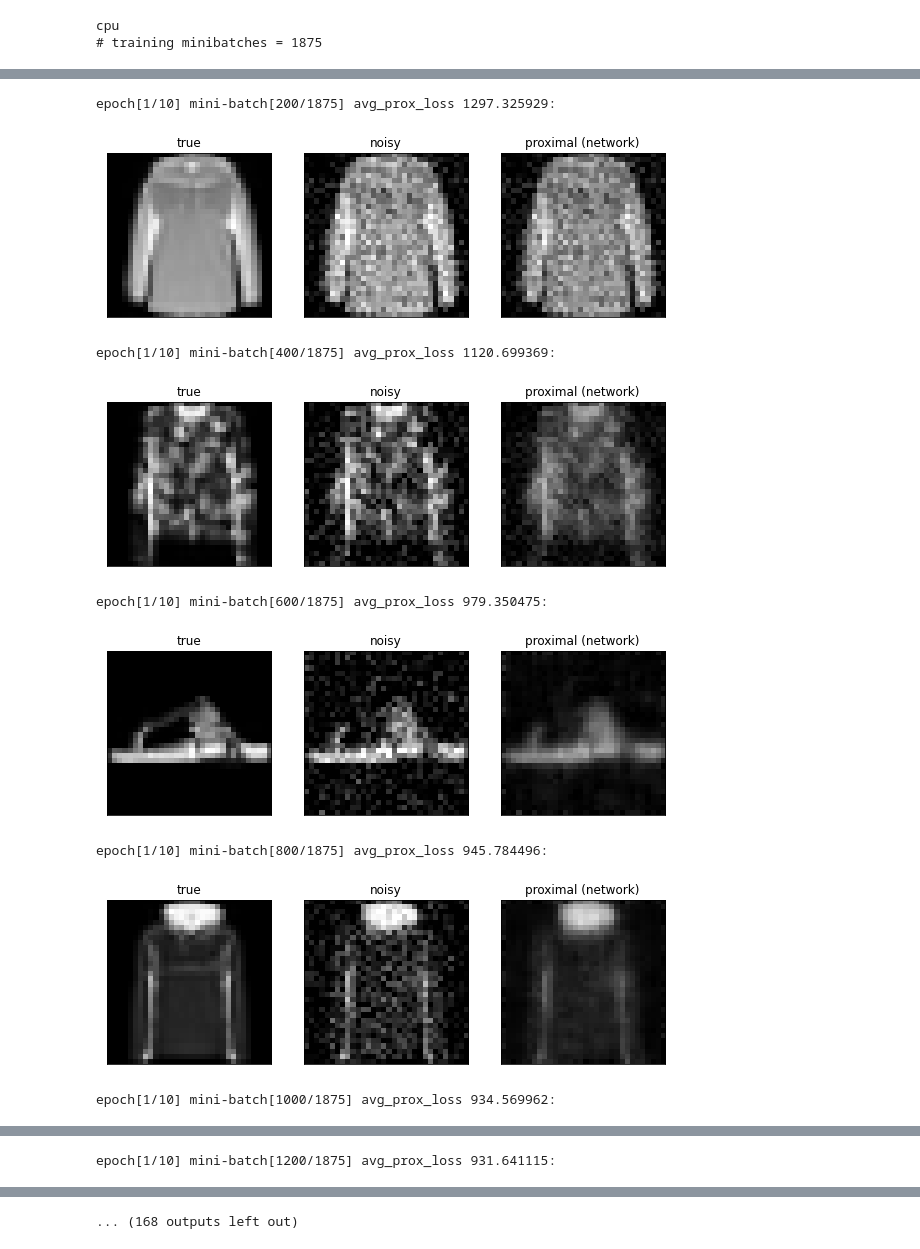
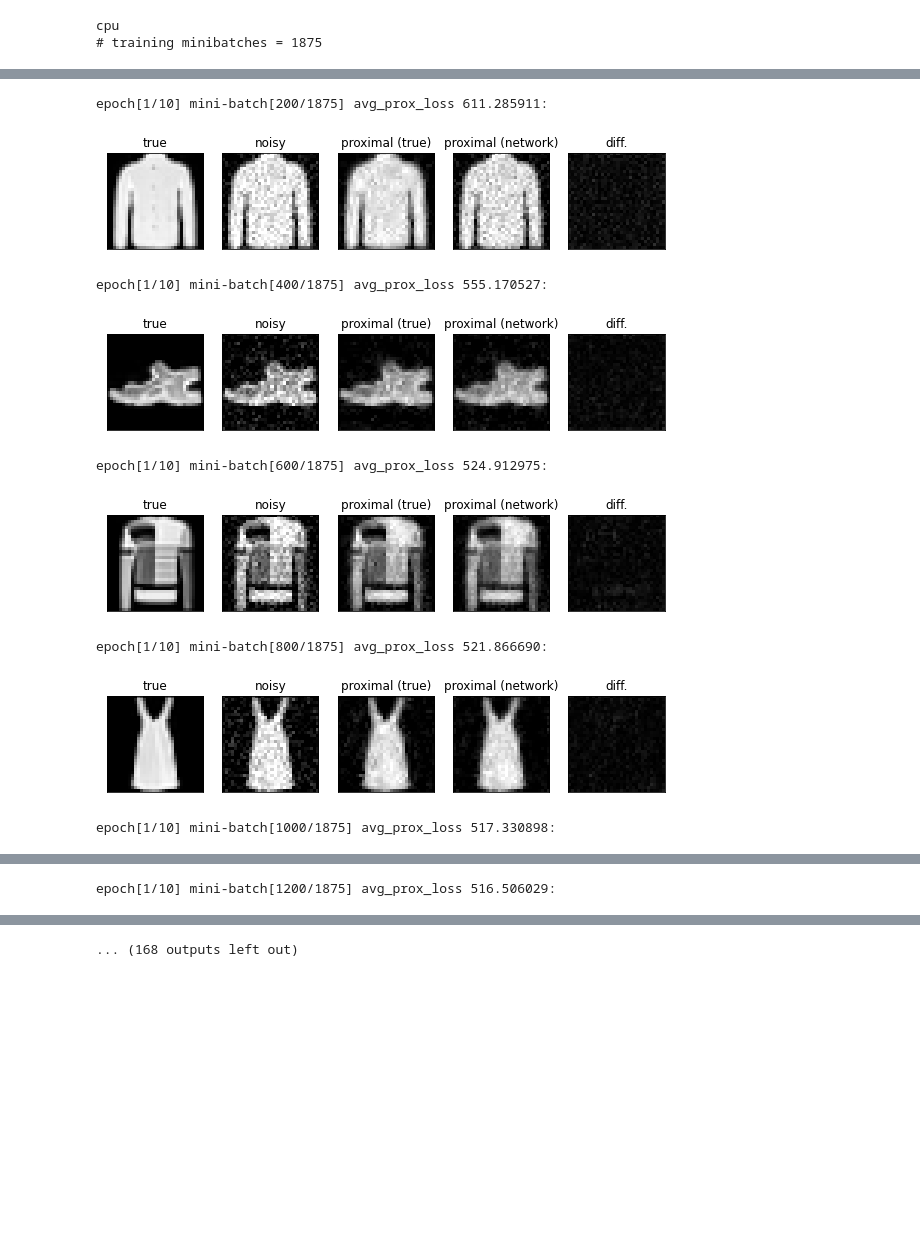
Before and after one commit to wdiepeveen/Learned-Convex-Prior-Sampling, a Jupyter notebook: notebooks/learn_wavelet_proximal_on_mnist.ipynb, the cells around one changed output, grey strips where cells are left out. Saved outputs shown, nothing was run; the diff lists cells and outputs as text; code cells hidden in the pictures; blank space fills up the shorter version.

Commit message:
wavelet myula

```diff
--- a/notebooks/learn_wavelet_proximal_on_mnist.ipynb
+++ b/notebooks/learn_wavelet_proximal_on_mnist.ipynb
@@ -129,8 +116,7 @@ net = unrolled_gradient_model().to(device)
 # %%
 from pytorch_wavelets import DWTForward
 def wavelet_l1_penalty(network_output):
-    J = 4
-    xfm = DWTForward(J=J).to(device)  # We can use up to two since we can only divide 28 nicely through 4 (=2x2)
+    xfm = DWTForward(J=2, wave='db4', mode='zero').to(device)  # We can use up to level J=2 for bd4 wavelets
     Yl, Yh = xfm(network_output)
     penalty = torch.sum(torch.abs(Yl))
     for i in range(J):
@@ -168,56 +154,56 @@ for epoch in np.arange(n_epochs):
             avg_prox_loss = total_prox_loss/num_minibatches
 
             print("epoch[{}/{}] mini-batch[{}/{}] avg_prox_loss {:.6f}:"\
                   .format(epoch+1, n_epochs, idx+1, len(train_loader), avg_prox_loss))
             total_prox_loss = 0.0
 
             #see true, noisy, and denoised for one image in the batch
             x_true_im = x_true[0,:,:].cpu().detach().numpy().squeeze()
             x_noisy_im = x_noisy[0,:,:].cpu().detach().numpy().squeeze()
-            x_soft_shrink_im = x_soft_shrink[0,:,:].cpu().detach().numpy().squeeze()
+            x_dwt_prox_im = prox_l1_dwt(lambda_reg, x_noisy_im,level=2)
 
-            plt.subplot(131)
+            plt.subplot(151)
             vmin, vmax = x_true_im.min(), x_true_im.max()
             plt.imshow(x_true_im,cmap='gray',vmin=vmin, vmax=vmax)
             plt.xticks([])
             plt.yticks([])
             plt.title('true')
 
-            plt.subplot(132)
+            plt.subplot(152)
             plt.imshow(x_noisy_im,cmap='gray',vmin=vmin, vmax=vmax)
             plt.xticks([])
             plt.yticks([])
             plt.title('noisy')
 
-#             plt.subplot(153)
-#             plt.imshow(x_soft_shrink_im,cmap='gray',vmin=vmin, vmax=vmax)
-#             plt.xticks([])
-#             plt.yticks([])
-#             plt.title('proximal (true)')
+            plt.subplot(153)
+            plt.imshow(x_dwt_prox_im,cmap='gray',vmin=vmin, vmax=vmax)
+            plt.xticks([])
+            plt.yticks([])
+            plt.title('proximal (true)')
 
-            plt.subplot(133)
-            x_soft_shrink_net_im = network_output[0,:,:].cpu().detach().numpy().squeeze()
-            plt.imshow(x_soft_shrink_net_im,cmap='gray',vmin=vmin, vmax=vmax)
+            plt.subplot(154)
+            x_dwt_prox_net_im = network_output[0,:,:].cpu().detach().numpy().squeeze()
+            plt.imshow(x_dwt_prox_net_im,cmap='gray',vmin=vmin, vmax=vmax)
             plt.xticks([])
             plt.yticks([])
             plt.title('proximal (network)')
 
-#             plt.subplot(144)
-#             diff_image = np.abs(x_soft_shrink_net_im-x_soft_shrink_im)
-#             plt.imshow(diff_image,cmap='gray',vmin=vmin, vmax=vmax)
-#             plt.xticks([])
-#             plt.yticks([])
-#             plt.title('diff.')
+            plt.subplot(155)
+            diff_image = np.abs(x_dwt_prox_net_im - x_dwt_prox_im)
+            plt.imshow(diff_image,cmap='gray',vmin=vmin, vmax=vmax)
+            plt.xticks([])
+            plt.yticks([])
+            plt.title('diff.')
 
             plt.gcf().set_size_inches(10.0, 4.0)
             plt.show()
 # %% [output]
-epoch[1/10] mini-batch[200/1875] avg_prox_loss 1297.325929:
+epoch[1/10] mini-batch[200/1875] avg_prox_loss 611.285911:
-[figure, old version]
+[figure, new version]
-epoch[1/10] mini-batch[400/1875] avg_prox_loss 1120.699369:
+epoch[1/10] mini-batch[400/1875] avg_prox_loss 555.170527:
-[figure, old version]
+[figure, new version]
-epoch[1/10] mini-batch[600/1875] avg_prox_loss 979.350475:
+epoch[1/10] mini-batch[600/1875] avg_prox_loss 524.912975:
-[figure, old version]
+[figure, new version]
-epoch[1/10] mini-batch[800/1875] avg_prox_loss 945.784496:
+epoch[1/10] mini-batch[800/1875] avg_prox_loss 521.866690:
-[figure, old version]
+[figure, new version]
-epoch[1/10] mini-batch[1000/1875] avg_prox_loss 934.569962:
+epoch[1/10] mini-batch[1000/1875] avg_prox_loss 517.330898:
@@ -225 +211 @@ epoch[1/10] mini-batch[1000/1875] avg_prox_loss 934.569962:
-epoch[1/10] mini-batch[1200/1875] avg_prox_loss 931.641115:
+epoch[1/10] mini-batch[1200/1875] avg_prox_loss 516.506029:
```
Also changed, not shown: parts of 3 cells of this notebook, 5 other files.
